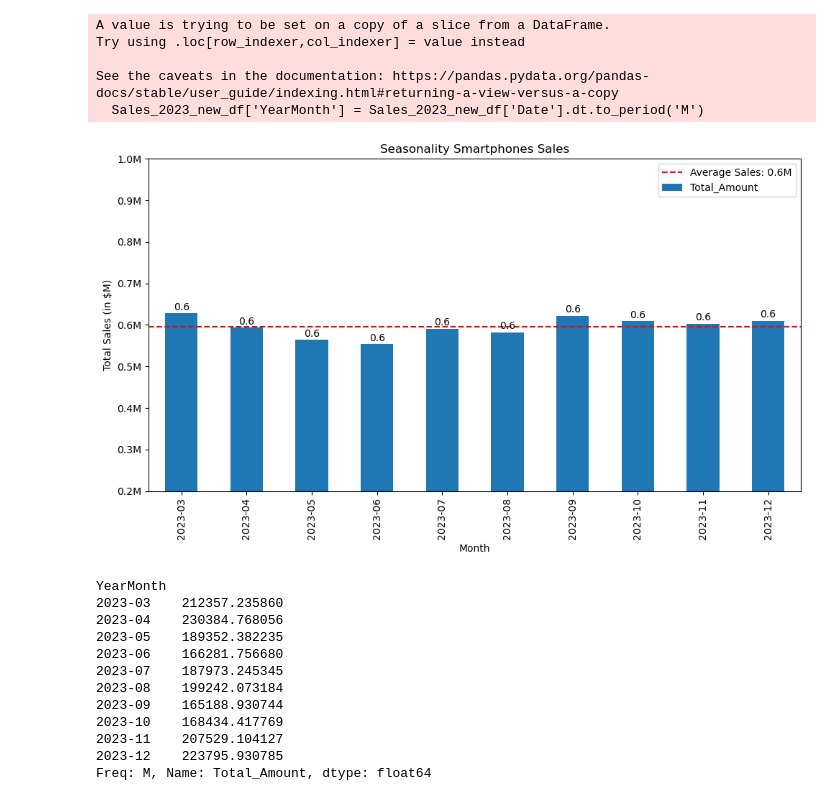
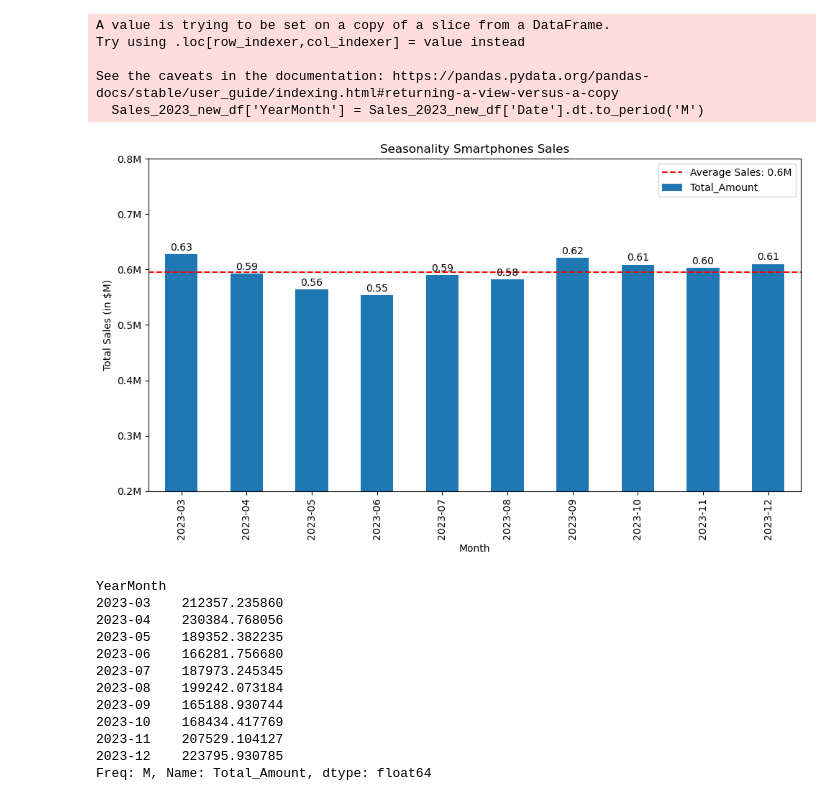
Before and after one commit to icamacho80/Project-3, a Jupyter notebook: Salesanalysisproject3.ipynb, the cells around one changed output. Drawn from its saved outputs; the diff is of its cells as text; code cells hidden in the pictures.

```diff
--- a/Salesanalysisproject3.ipynb
+++ b/Salesanalysisproject3.ipynb
@@ -686,0 +700,4 @@ plt.show()
+# %%
+sales_Prod_Brand_Type_df = Sales_2023_tech_df[['Product_Brand','Total_Amount','Product_Type']]
+Sales_2023_brandconsol_type_df = sales_Prod_Brand_Type_df.groupby(['Product_Brand', 'Product_Type'])['Total_Amount'].sum().reset_index()
+Sales_2023_brandconsol_type_df.head(10)
@@ -814,0 +885,4 @@ total_transactions_per_age_range_df
+# %%
+Sales_2023_Age_type_df = Sales_2023_tech_df[['Age','Total_Amount','Product_Type']]
+Sales_2023_Age_type_consol_df = Sales_2023_Age_type_df.groupby(['Age','Product_Type'])['Total_Amount'].sum().reset_index()
+Sales_2023_Age_type_consol_df.head()
@@ -887,3 +1024,7 @@ plt.axis('equal')
 plt.show()
 # %% [output]
 [figure]
+# %%
+Sales_2023_gender_Brand_Type_df = Sales_2023_tech_df[['Gender','Total_Amount','Product_Type','Product_Brand']]
+Sales_2023_gender_Brand_Type_consol_df = Sales_2023_gender_Brand_Type_df.groupby(['Gender','Product_Brand','Product_Type'])['Total_Amount'].sum().reset_index()
+Sales_2023_gender_Brand_Type_consol_df
@@ -889,0 +1077,28 @@ plt.show()
+# %%
+pivot_gender_brand_df = Sales_2023_gender_Brand_Type_consol_df.pivot_table(index='Gender', columns='Product_Type', values='Total_Amount', aggfunc='sum', fill_value=0)
+
+
+colors = ['#1f77b4', '#2ca02c', '#17becf']
+
+# Plotting the stacked bar chart
+ax =pivot_gender_brand_df.plot(kind='bar', stacked=True, figsize=(10, 6), color=colors)
+
+# Customize the chart
+ax.set_title('Total Sales by Gender and Product')
+ax.set_xlabel('Gender')
+ax.set_ylabel('Total Sales Amount')
+ax.legend(title='Product Type', loc='best', bbox_to_anchor=(1, 1))
+
+
+for p in ax.patches:
+    # Get the height of each bar segment (the sales value)
+    height = p.get_height()
+    # Get the position of the segment
+    x = p.get_x() + p.get_width() / 2
+    y = p.get_y() + height / 2
+    # Add the text (sales value) to each segment
+    ax.text(x, y, f'{height/1000000:.1f}', ha='center', va='center', color='white', fontweight='bold')
+
+# Show the plot
+plt.tight_layout()  # Adjust layout to make room for legend
+plt.show()
@@ -1265,31 +1482,31 @@ See the caveats in the documentation: https://pandas.pydata.org/pandas-docs/stab
 # %%
 plt.figure(figsize=(10, 6))  # Set the size of the plot
 ax= Type_sales_smartphone.plot(kind='bar')
 
 # Step 2: Customize the plot
 plt.title('Seasonality Smartphones Sales')
 plt.xlabel('Month')
 plt.ylabel('Total Sales (in $M)')
 plt.xticks(rotation=90)  # Rotate x-axis labels for better readability
 
 for i, value in enumerate(Type_sales_smartphone):
-    ax.text(i, value + 0.005 * value, f'{value/1000000:.1f}', ha='center', va='bottom', fontsize=10)
+    ax.text(i, value + 0.005 * value, f'{value/1000000:.2f}', ha='center', va='bottom', fontsize=10)
 
 average_sales_smartphone = Type_sales_smartphone.mean()
 plt.axhline(y=average_sales_smartphone, color='r', linestyle='--', label=f'Average Sales: {average_sales_smartphone/1000000:.1f}M')
 plt.legend()
 
 formatter = FuncFormatter(lambda x, _: f'{x/1000000:.1f}M')  # Divide by 1 million and add 'M'
 ax.yaxis.set_major_formatter(formatter)
-plt.ylim(bottom=200000,top=1000000)
+plt.ylim(bottom=200000,top=800000)
 
 # Step 3: Show the plot
 
 
 plt.tight_layout()  # Adjust layout to prevent label cutoff
 plt.show()
 # %% [output]
-[figure, old version]
+[figure, new version]
 # %%
 Type_sales_laptop = total_sales_per_month_Type.xs('Laptop', level='Product_Type')
 
```
Also changed, not shown: parts of 23 cells of this notebook, 7 other files.
